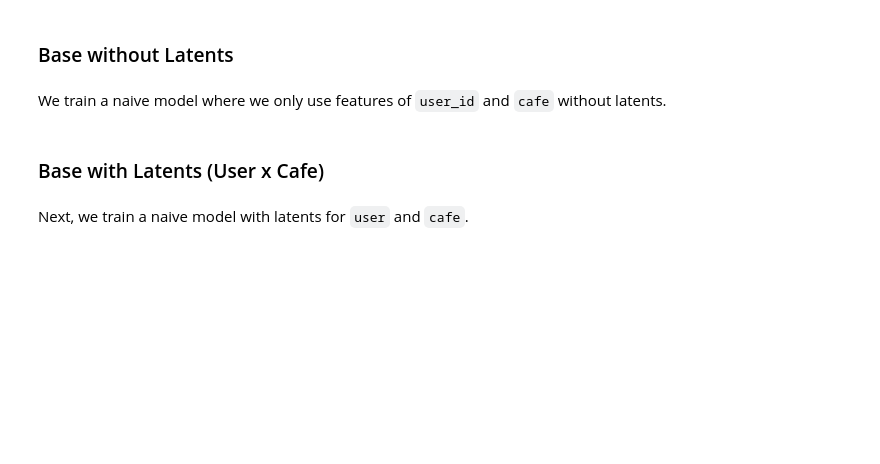
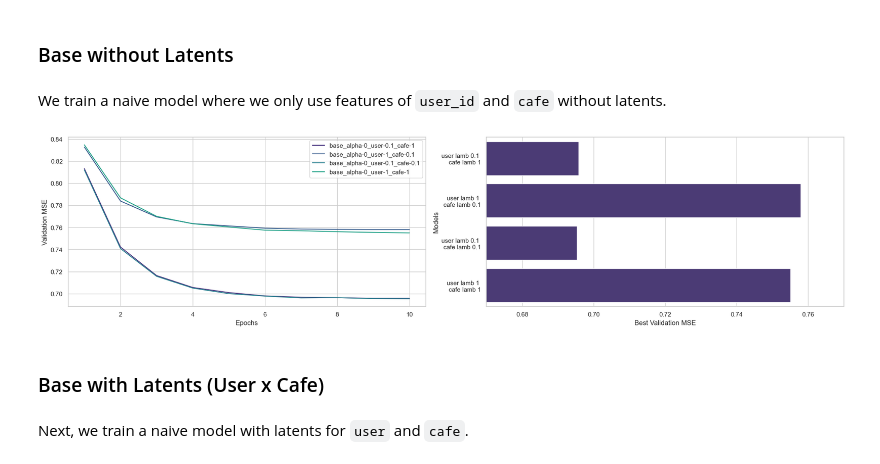
Before and after one commit to edunmire/CSE158-Assignment-2, a Jupyter notebook: submission/assignment2.ipynb, the cells around one changed output. Saved outputs shown, nothing was run; the diff lists cells and outputs as text; code cells hidden in the pictures; blank space fills up the shorter version.

Commit message:
adding plotting for results

```diff
--- a/submission/assignment2.ipynb
+++ b/submission/assignment2.ipynb
@@ -885,3 +954,7 @@ params = [
 if validation:
     for param_dict in params:
         train(param_dict)
+# %%
+plot_results(params)
+# %% [output]
+[figure, added]
```
Also changed, not shown: parts of 55 cells of this notebook, 15 other files.
